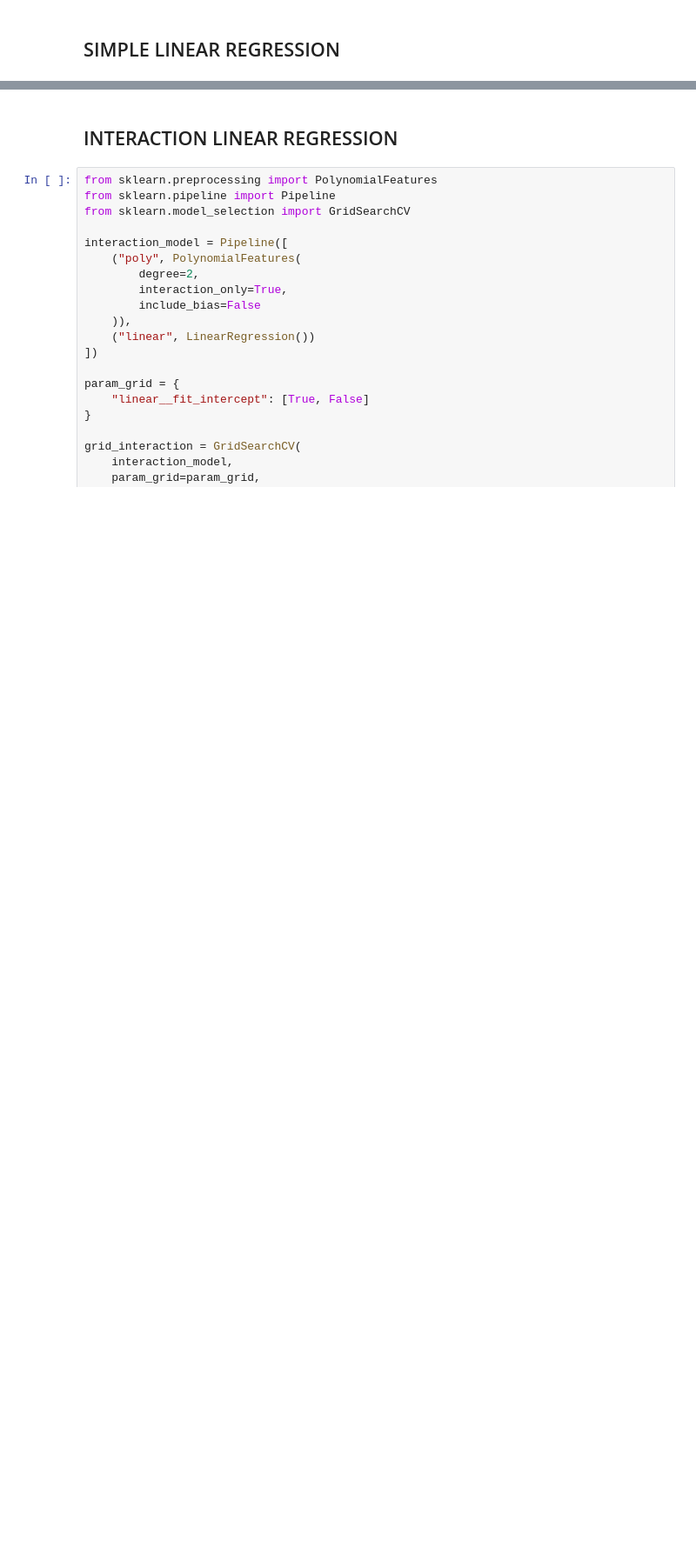
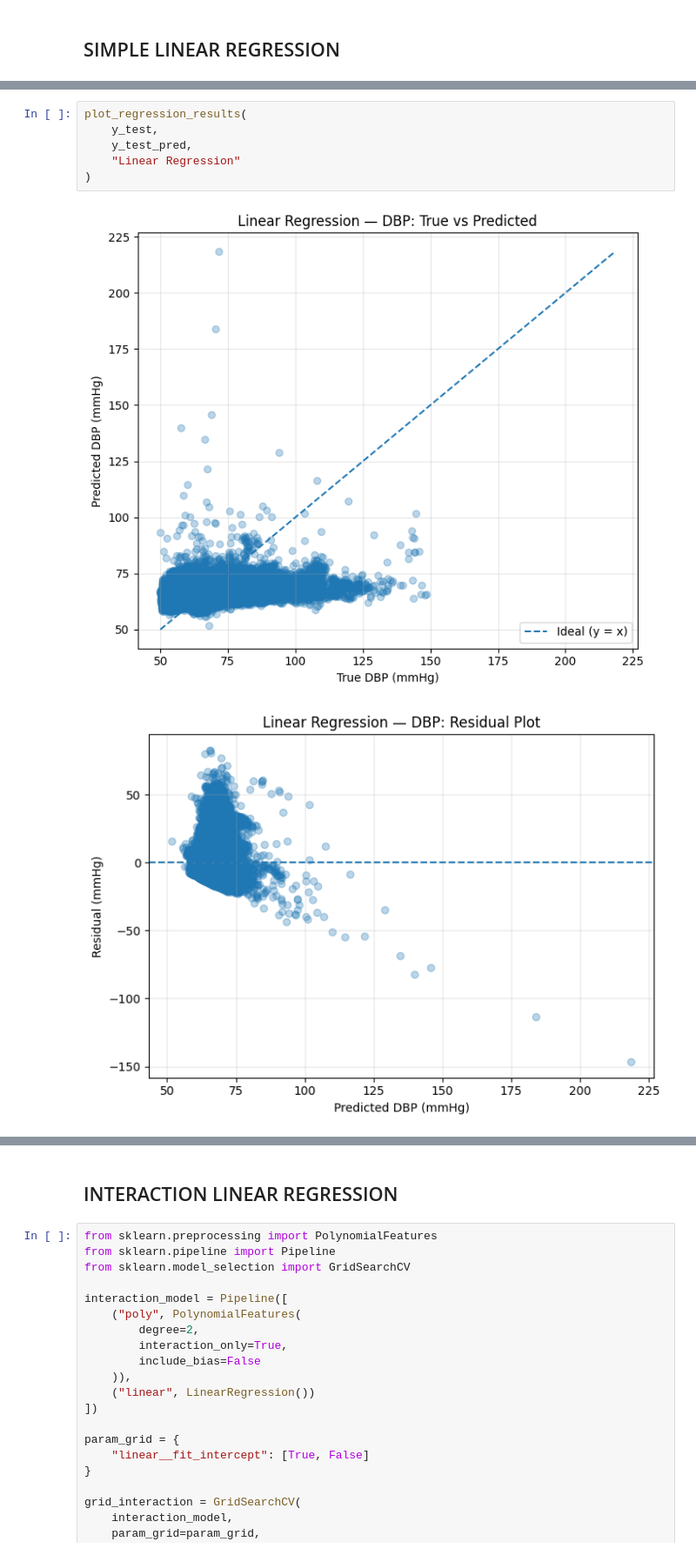
Before and after one commit to Yashvi1701/BP_estimation, a Jupyter notebook: experiments/ML/non_fiducial_features/8sec_50%overlap/ftest/dbp.ipynb, the cells around one changed output, grey strips where cells are left out. Shown at 87% size. Drawn from its saved outputs; the diff is of its cells as text; blank space fills up the shorter version.

```diff
--- a/experiments/ML/non_fiducial_features/8sec_50%overlap/ftest/dbp.ipynb
+++ b/experiments/ML/non_fiducial_features/8sec_50%overlap/ftest/dbp.ipynb
@@ -113,0 +277,9 @@ R²  : 0.1011
+# %%
+plot_regression_results(
+    y_test,
+    y_test_pred,
+    "Linear Regression"
+)
+# %% [output]
+[figure, added]
+[figure, added]
```
Also changed, not shown: parts of 4 cells of this notebook, 13 other files.
